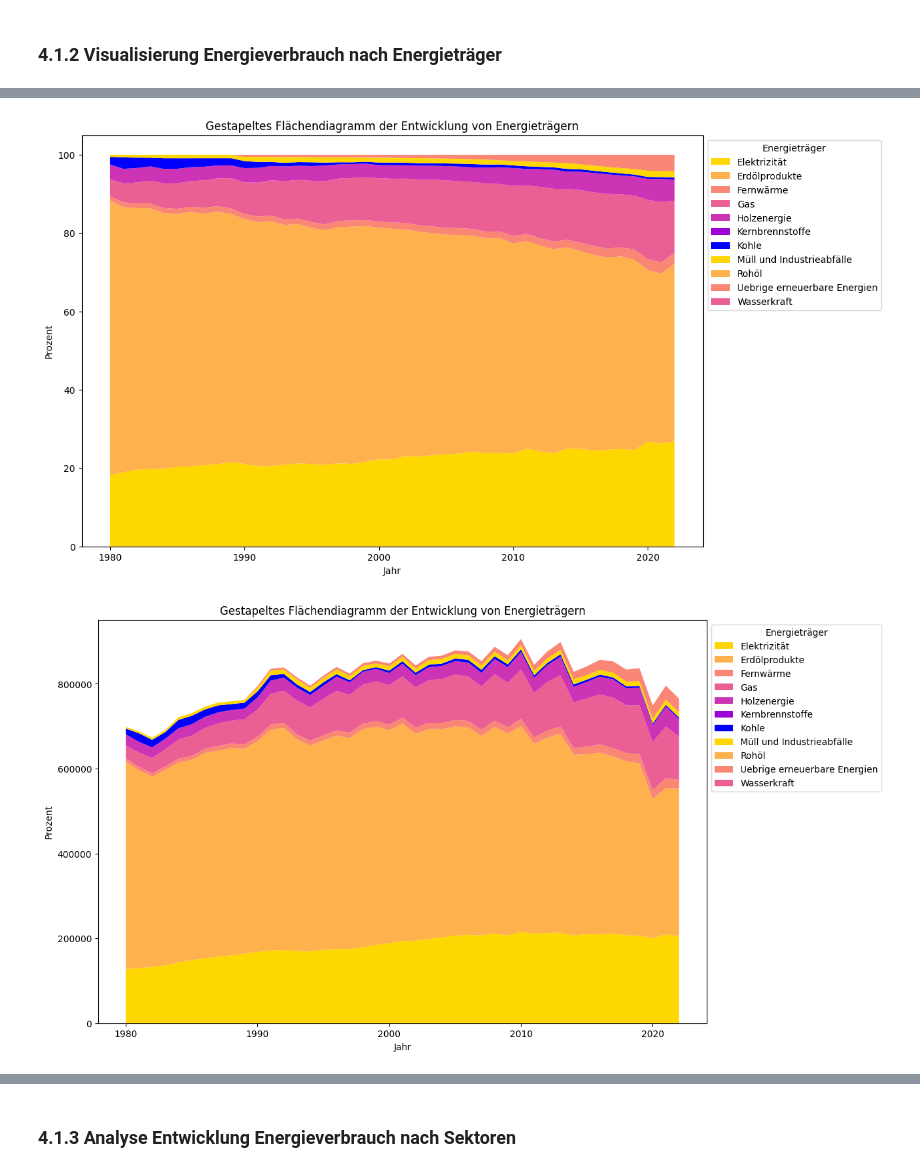
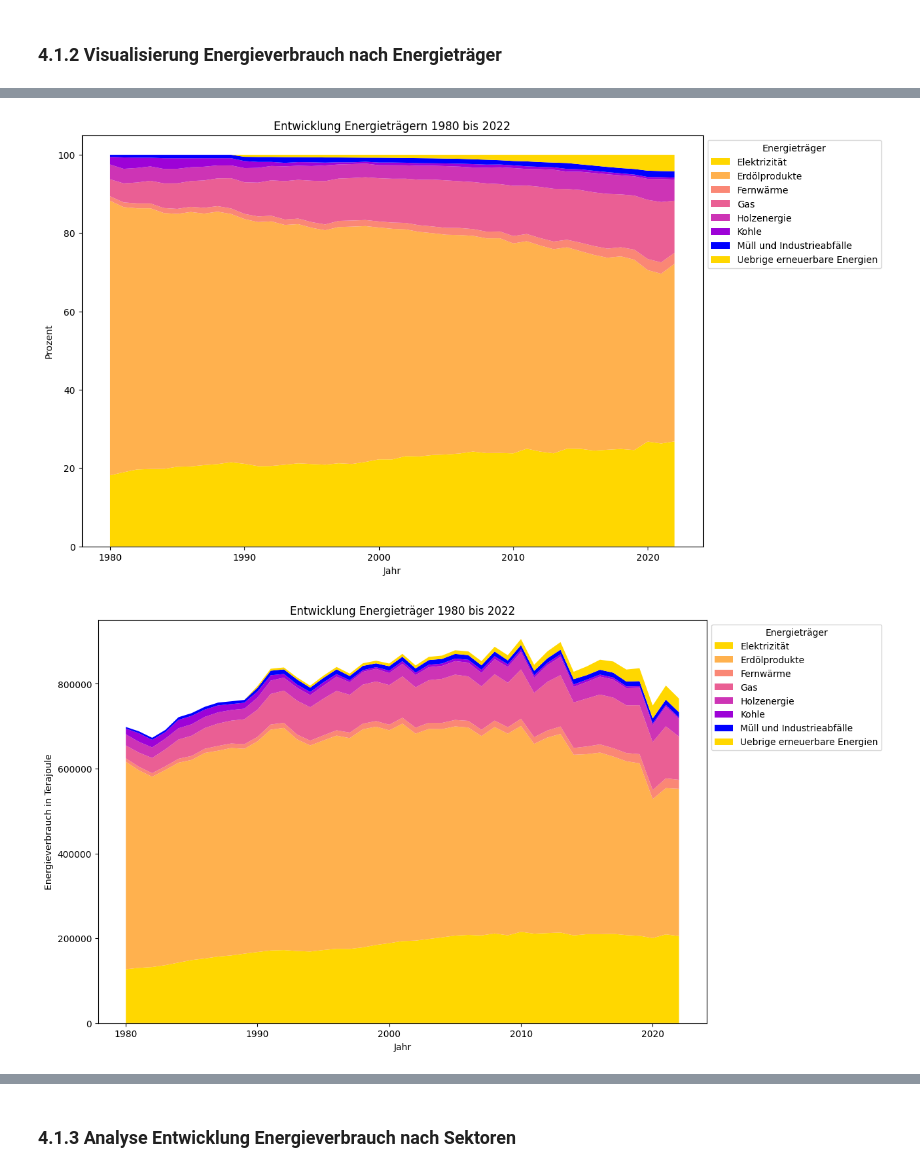
Before and after one commit to michaelzimmermannstudhslu/BINA_2024_energy_research, a Jupyter notebook: bina_casestudy_adhumezi.ipynb, the cells around one changed output, grey strips where cells are left out. Saved outputs shown, nothing was run; the diff lists cells and outputs as text; code cells hidden in the pictures.

```diff
--- a/bina_casestudy_adhumezi.ipynb
+++ b/bina_casestudy_adhumezi.ipynb
@@ -684,10 +692,13 @@ def summarize_energy_data_per_year_per_column(df, category_column):
     # Rückgabe des bearbeiteten DataFrames, der nun sowohl die absoluten Werte als auch die Prozentsätze enthält
     return summarized_data
 # %%
-# Auswahl der Daten, die ausschließlich zur Rubrik 'Endverbrauch - Total' gehören
-# Diese Filterung isoliert die Daten, die sich auf den gesamten Endverbrauch beziehen, von anderen Energieverbrauchsdaten im DataFrame
-EnergiedatenEndverbrauch = Energiedaten[Energiedaten['Rubrik'] == 'Endverbrauch - Total']
-
+# Auswahl der Daten, die ausschließlich zur Rubrik 'Endverbrauch - Total' gehören und bestimmte Energieträger ausschließen
+EnergiedatenEndverbrauch = Energiedaten[
+    (Energiedaten['Rubrik'] == 'Endverbrauch - Total') &
+    (Energiedaten['Energietraeger'] != 'Kernbrennstoffe') &
+    (Energiedaten['Energietraeger'] != 'Rohöl') &
+    (Energiedaten['Energietraeger'] != 'Wasserkraft')
+]
 # Anwendung der Funktion 'summarize_energy_data_per_year_per_column' zur Zusammenfassung der Energieverbrauchsdaten
 # Die Funktion summiert den Energieverbrauch nach Jahr und Energiequelle und berechnet den prozentualen Anteil jeder Energiequelle
 EnergieDatenEndverbrauchSummiert = summarize_energy_data_per_year_per_column(EnergiedatenEndverbrauch, 'Energietraeger')
@@ -1383,21 +1398,21 @@ Hier werden die analysierten Daten visualisiert und präsentiert.
 # %%
-# Der Endverbrauch nicht ganz richtig. Der Endverbrauch - Total umfasst: Elektrizität, Erdölprodukte, Fernwärme, Gas, Holzenergie, Kohle, Müll und Industrieabfälle und Übrige erneuerbare Energien.
-# Hier müssen Kernbrennstoffe, Rohöl und Wasserkraft entfernt werden
+# Kommentar Andi, 10.05.24
+# Bitte korrigieren und Rubrik 'Endverbrauch - Total' mit 'Elektrizität', 'Erdölprodukte, 'Fernwärme', 'Gas', 'Holzenergie', 'Kohle', 'Müll- und Industrieabfälle', 'Uebrige erneuerbare Energien'
 
 colors = ['#ffd700', '#ffb14e', '#fa8775', '#ea5f94', '#cd34b5', '#9d02d7', '#0000ff']
 
 # Call the function
-plot_stacked_area(percentage_pivoted_data, 'Jahr', 'Prozent', 'Gestapeltes Flächendiagramm der Entwicklung von Energieträgern', colors, 'Energieträger')
+plot_stacked_area(percentage_pivoted_data, 'Jahr', 'Prozent', 'Entwicklung Energieträgern 1980 bis 2022', colors, 'Energieträger')
 # %% [output]
-[figure, old version]
+[figure, new version]
 # %%
 colors = ['#ffd700', '#ffb14e', '#fa8775', '#ea5f94', '#cd34b5', '#9d02d7', '#0000ff']
 
 # Hier wie oben bzgl. Energieträger
 # Call the function
-plot_stacked_area(totalEnergy_pivoted_data, 'Jahr', 'Prozent', 'Gestapeltes Flächendiagramm der Entwicklung von Energieträgern', colors, 'Energieträger')
+plot_stacked_area(totalEnergy_pivoted_data, 'Jahr', 'Energieverbrauch in Terajoule', 'Entwicklung Energieträger 1980 bis 2022', colors, 'Energieträger')
 # %% [output]
-[figure, old version]
+[figure, new version]
 # %%
 colors = ['#ffd700', '#ffb14e', '#fa8775', '#ea5f94', '#cd34b5', '#9d02d7', '#0000ff']
 
```
Also changed, not shown: parts of 144 cells of this notebook.
